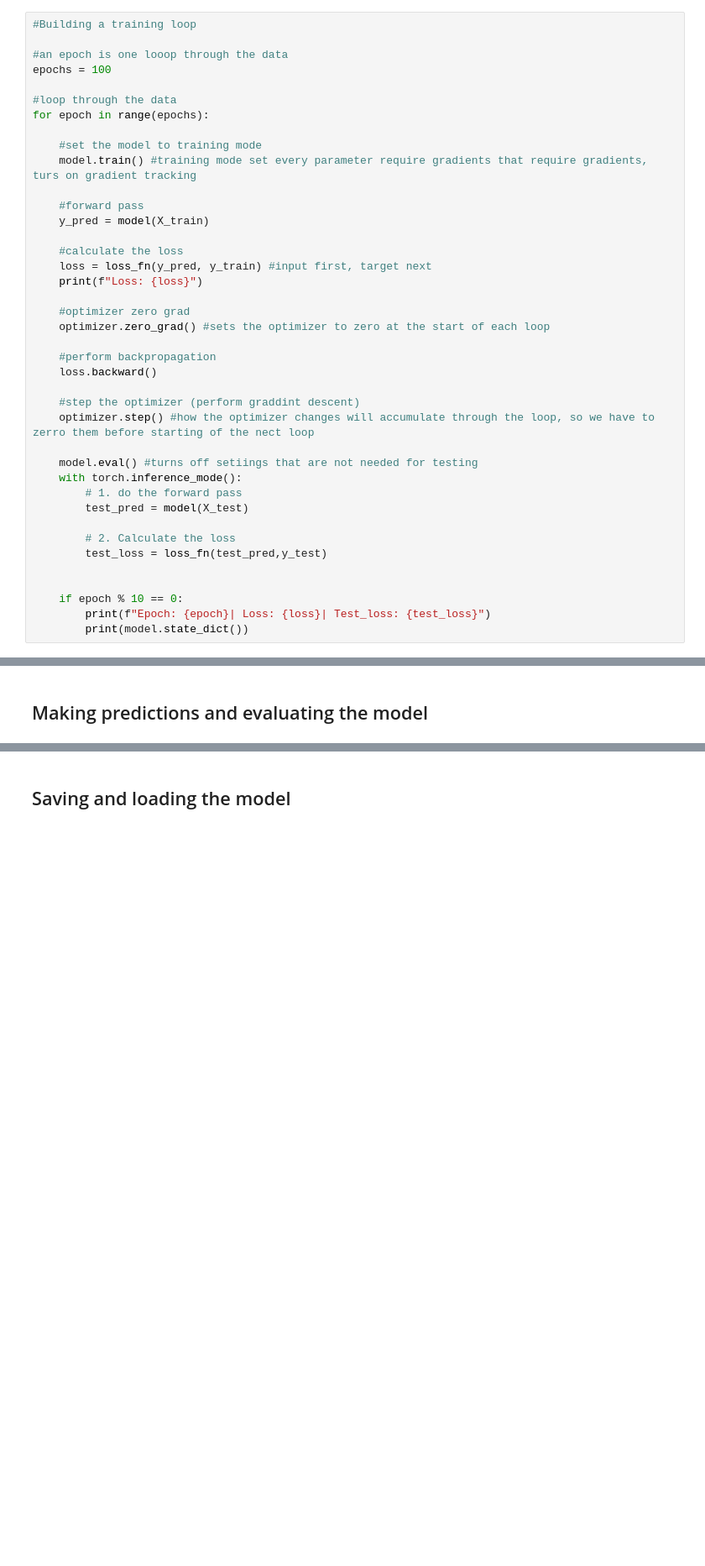
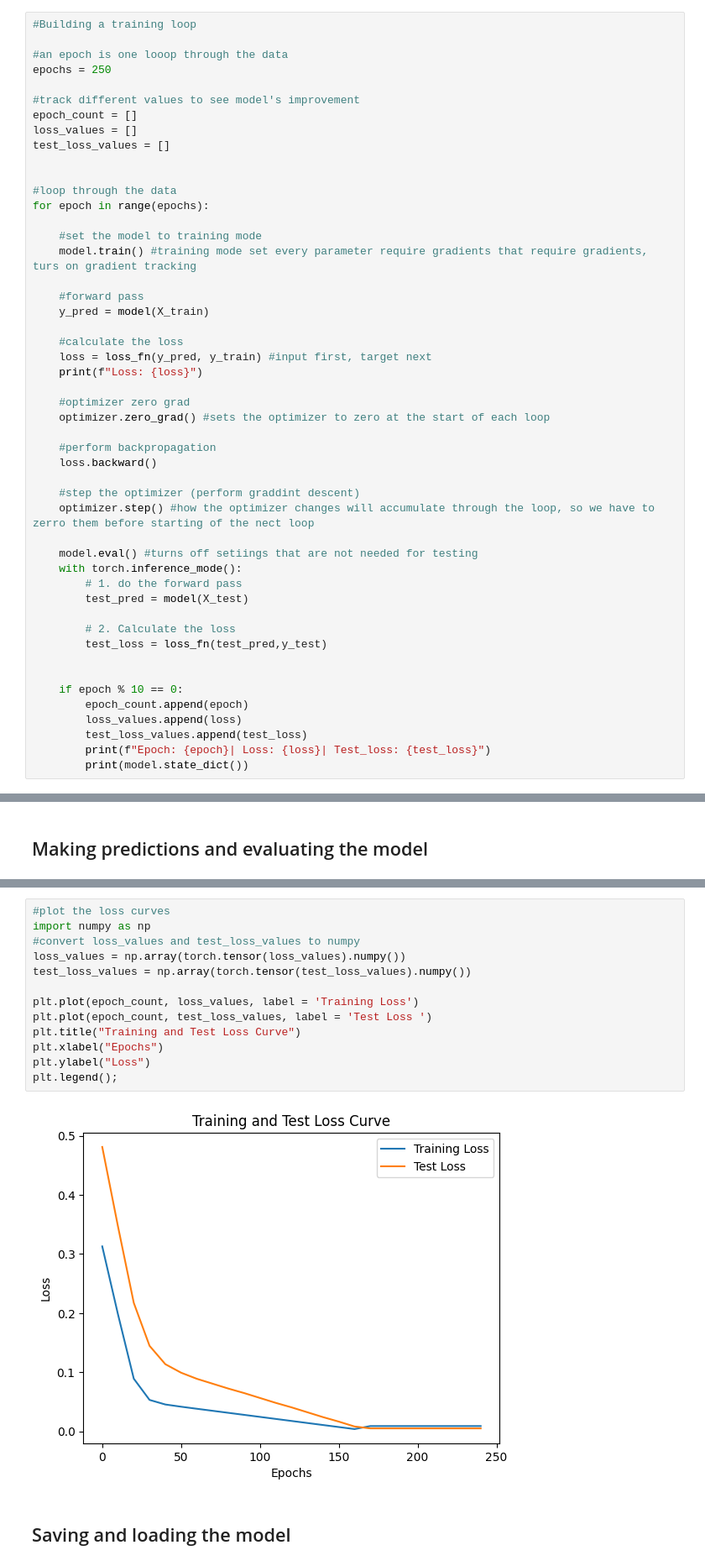
Before and after one commit to nasifuddin/Learning-PyTorch-, a Jupyter notebook: 01 PyTorch Workflow.ipynb, the cells around one changed output, grey strips where cells are left out. Shown at 84% size. Saved outputs shown, nothing was run; the diff lists cells and outputs as text; blank space fills up the shorter version.

Commit message:
added training and test loss curve

```diff
--- a/01 PyTorch Workflow.ipynb
+++ b/01 PyTorch Workflow.ipynb
@@ -175,7 +175,13 @@ To buid a training loop:
 #Building a training loop
 
 #an epoch is one looop through the data
-epochs = 100
+epochs = 250
+
+#track different values to see model's improvement
+epoch_count = []
+loss_values = []
+test_loss_values = []
+
 
 #loop through the data
 for epoch in range(epochs):
@@ -209,6 +215,9 @@ for epoch in range(epochs):
 
 
     if epoch % 10 == 0:
+        epoch_count.append(epoch)
+        loss_values.append(loss)
+        test_loss_values.append(test_loss)
         print(f"Epoch: {epoch}| Loss: {loss}| Test_loss: {test_loss}")
         print(model.state_dict())
 # %% [output]
@@ -241,2 +270,17 @@ plot_predictions(predictions = y_pred_new)
+# %%
+#plot the loss curves
+import numpy as np
+#convert loss_values and test_loss_values to numpy
+loss_values = np.array(torch.tensor(loss_values).numpy())
+test_loss_values = np.array(torch.tensor(test_loss_values).numpy())
+
+plt.plot(epoch_count, loss_values, label = 'Training Loss')
+plt.plot(epoch_count, test_loss_values, label = 'Test Loss ')
+plt.title("Training and Test Loss Curve")
+plt.xlabel("Epochs")
+plt.ylabel("Loss")
+plt.legend();
+# %% [output]
+[figure, added]
 # %% [markdown]
 ## Saving and loading the model
```
Also changed, not shown: parts of 3 cells of this notebook.
